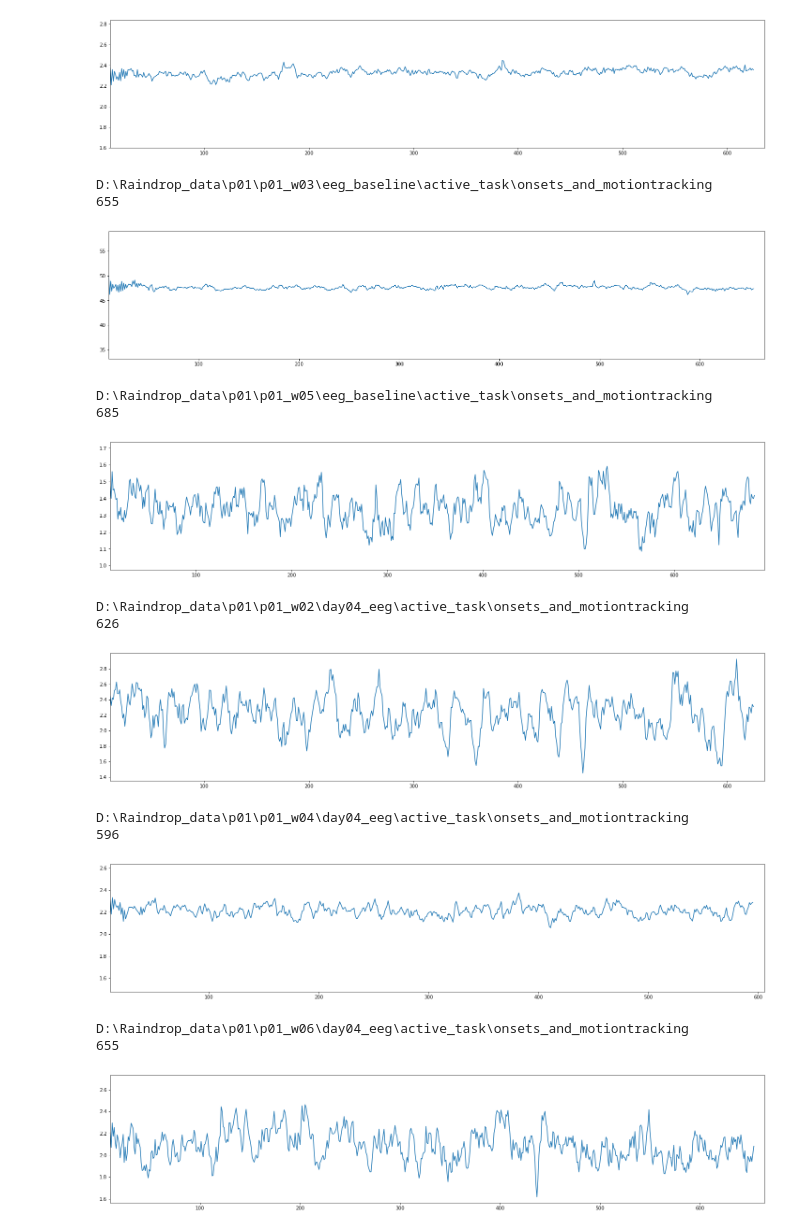
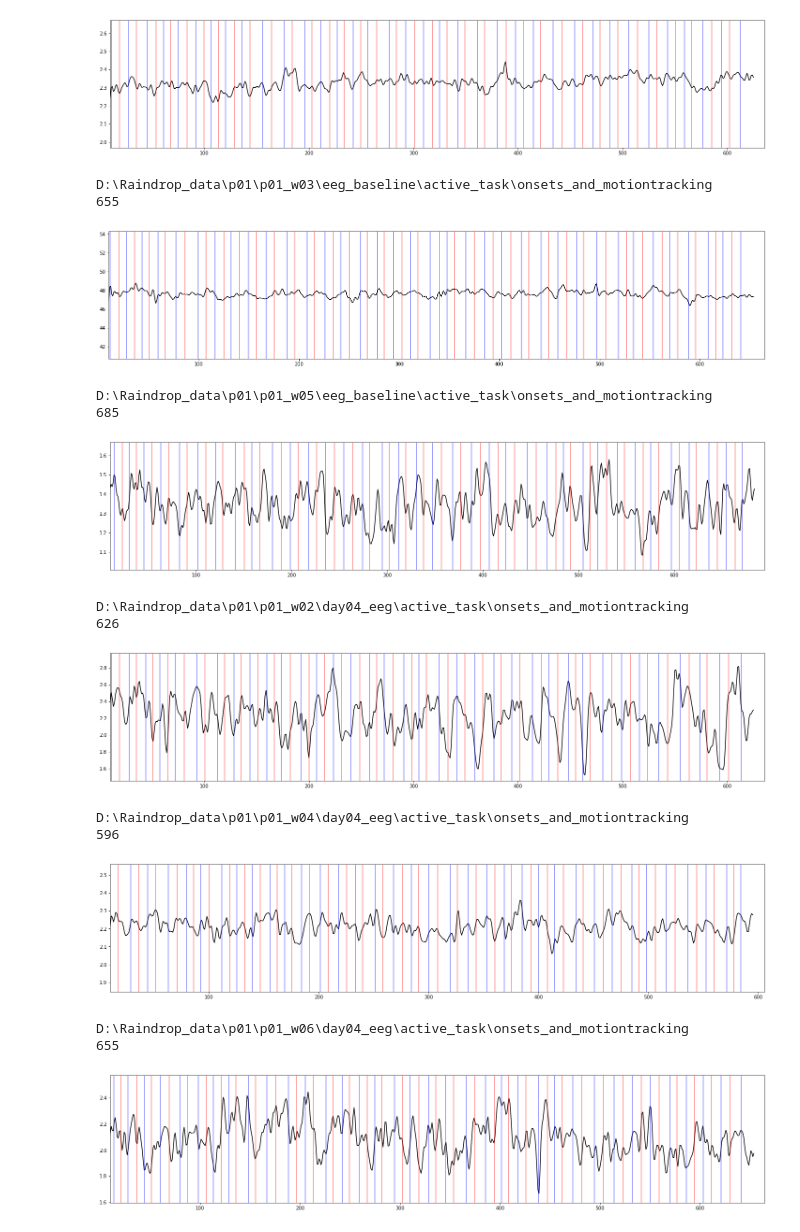
Before and after one commit to davide-aloi/raindrop_analyses_fmri_eeg, a Jupyter notebook: eeg/motiontracking/motiontracking_plot.ipynb, the cells around one changed output. Saved outputs shown, nothing was run; the diff lists cells and outputs as text; code cells hidden in the pictures.

```diff
--- a/eeg/motiontracking/motiontracking_plot.ipynb
+++ b/eeg/motiontracking/motiontracking_plot.ipynb
@@ -135,42 +135,44 @@ for path in mt_paths_baseline:
         e_u.append(dst)
 
     e_u = np.asarray(e_u)
     #e_u = np.where(e_u > np.nanmean(e_u)+1, np.nanmean(e_u), e_u)
 
-    filter_hz = 28
+    filter_hz = 15
     e_u = butter_lowpass_filter(e_u, filter_hz, Hz, 5)
 
     # calculating
     import matplotlib.pyplot as plt
     fix, ax = plt.subplots(figsize = (25,5))
 
-    ax.plot(np.arange(0,len(e_u)), e_u)
+    ax.plot(np.arange(0,len(e_u)), e_u, color = 'black')
     not_nans = np.count_nonzero(~np.isnan(e_u))
+    scale_factor = len(e_u) / not_nans
     print(not_nans)
     for event_time, label in zip(np.asarray(all_events_time)*Hz, all_events_labels):
         if label == 'move':
-            ax.axvline(x = event_time, color = 'red', alpha = 0.5)
+            ax.axvline(x = event_time/scale_factor, color = 'red', alpha = 0.5)
         if label == 'relax':
-           ax.axvline(x = event_time, color = 'blue', alpha = 0.5)
+           ax.axvline(x = event_time/scale_factor, color = 'blue', alpha = 0.5)
 
     plt.xlim(10, not_nans+10)
+    plt.ylim(np.nanmean(e_u)-np.nanstd(e_u)*3, np.nanmean(e_u)+np.nanstd(e_u)*3)
     plt.show()
 # %% [output]
 D:\Raindrop_data\p01\p01_w01\eeg_baseline\active_task\onsets_and_motiontracking
 626
-[figure, old version]
+[figure, new version]
 D:\Raindrop_data\p01\p01_w03\eeg_baseline\active_task\onsets_and_motiontracking
 655
-[figure, old version]
+[figure, new version]
 D:\Raindrop_data\p01\p01_w05\eeg_baseline\active_task\onsets_and_motiontracking
 685
-[figure, old version]
+[figure, new version]
 D:\Raindrop_data\p01\p01_w02\day04_eeg\active_task\onsets_and_motiontracking
 626
-[figure, old version]
+[figure, new version]
 D:\Raindrop_data\p01\p01_w04\day04_eeg\active_task\onsets_and_motiontracking
 596
-[figure, old version]
+[figure, new version]
 D:\Raindrop_data\p01\p01_w06\day04_eeg\active_task\onsets_and_motiontracking
 655
-[figure, old version]
+[figure, new version]
```
Also changed, not shown: parts of 3 cells of this notebook.
